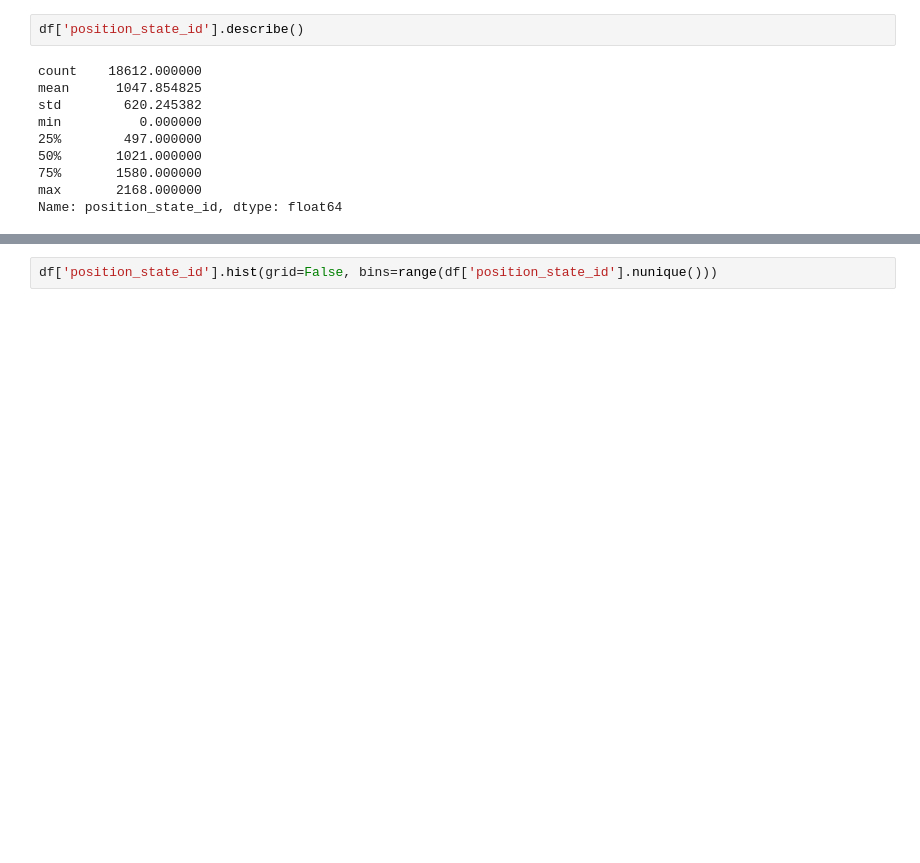
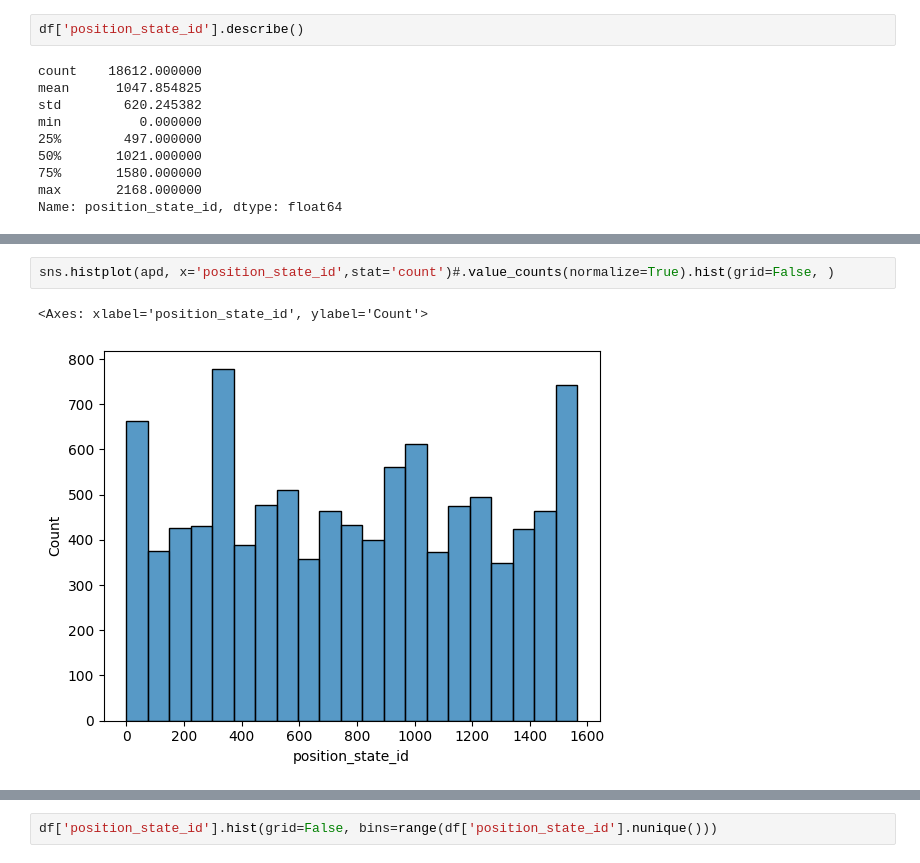
Before and after one commit to mgteus/navitrans, a Jupyter notebook: navitran_vizz_reboot_bert.ipynb, the cells around one changed output, grey strips where cells are left out. Saved outputs shown, nothing was run; the diff lists cells and outputs as text; blank space fills up the shorter version.

```diff
--- a/navitran_vizz_reboot_bert.ipynb
+++ b/navitran_vizz_reboot_bert.ipynb
@@ -68,0 +75,5 @@ df['position_state_id'].value_counts(normalize=True).hist(grid=False, )
+# %%
+sns.histplot(apd, x='position_state_id',stat='count')#.value_counts(normalize=True).hist(grid=False, )
+# %% [output]
+<Axes: xlabel='position_state_id', ylabel='Count'>
+[figure, added]
```
Also changed, not shown: parts of 22 cells of this notebook, 10 other files.
